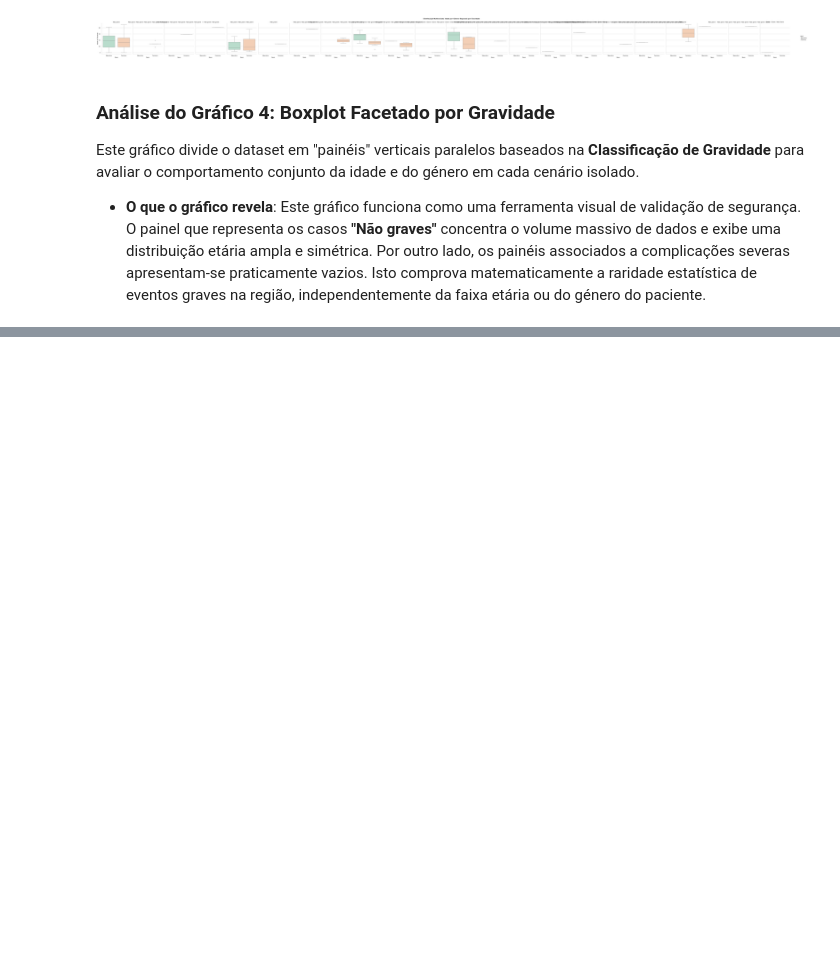
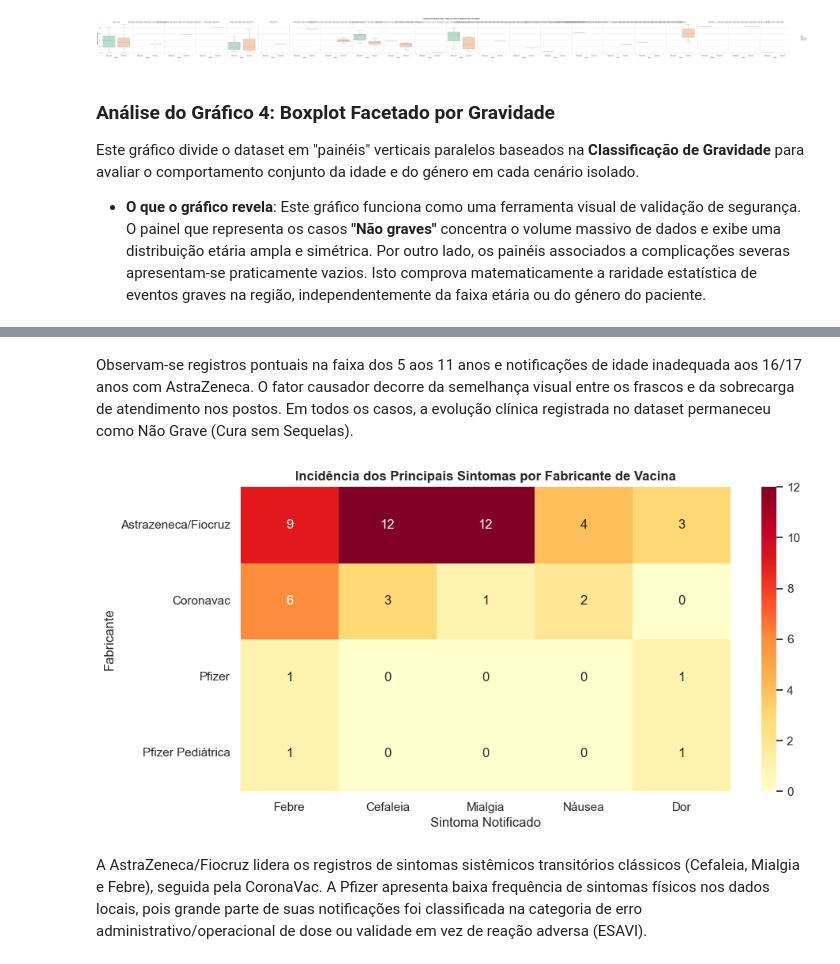
Before and after one commit to m4sm/analise-multivariada-de-dados, a Jupyter notebook: projeto1/notebook.ipynb, the cells around one changed output, grey strips where cells are left out. Saved outputs shown, nothing was run; the diff lists cells and outputs as text; code cells hidden in the pictures; blank space fills up the shorter version.

```diff
--- a/projeto1/notebook.ipynb
+++ b/projeto1/notebook.ipynb
@@ -540,0 +631,20 @@ Este gráfico divide o dataset em "painéis" verticais paralelos baseados na **C
+# %% [markdown]
+Observam-se registros pontuais na faixa dos 5 aos 11 anos e notificações de idade inadequada aos 16/17 anos com AstraZeneca. O fator causador decorre da semelhança visual entre os frascos e da sobrecarga de atendimento nos postos. Em todos os casos, a evolução clínica registrada no dataset permaneceu como Não Grave (Cura sem Sequelas).
+# %%
+# 3. Principais sintomas clínicos
+top_sintomas = ['Febre', 'Cefaleia', 'Mialgia', 'Náusea', 'Dor']
+
+# Agrupando a soma de sintomas por fabricante
+sintomas_por_marca = df.groupby('Marca_Primeira_Dose')[top_sintomas].sum()
+sintomas_por_marca = sintomas_por_marca[sintomas_por_marca.sum(axis=1) > 0]
+
+plt.figure(figsize=(10, 5))
+sns.heatmap(sintomas_por_marca, annot=True, cmap='YlOrRd', fmt='d', cbar=True)
+plt.title('Incidência dos Principais Sintomas por Fabricante de Vacina', fontsize=12, fontweight='bold')
+plt.xlabel('Sintoma Notificado')
+plt.ylabel('Fabricante')
+plt.show()
+# %% [output]
+[figure, added]
+# %% [markdown]
+A AstraZeneca/Fiocruz lidera os registros de sintomas sistêmicos transitórios clássicos (Cefaleia, Mialgia e Febre), seguida pela CoronaVac. A Pfizer apresenta baixa frequência de sintomas físicos nos dados locais, pois grande parte de suas notificações foi classificada na categoria de erro administrativo/operacional de dose ou validade em vez de reação adversa (ESAVI).
```
Also changed, not shown: parts of 4 cells of this notebook, 2 other files.
